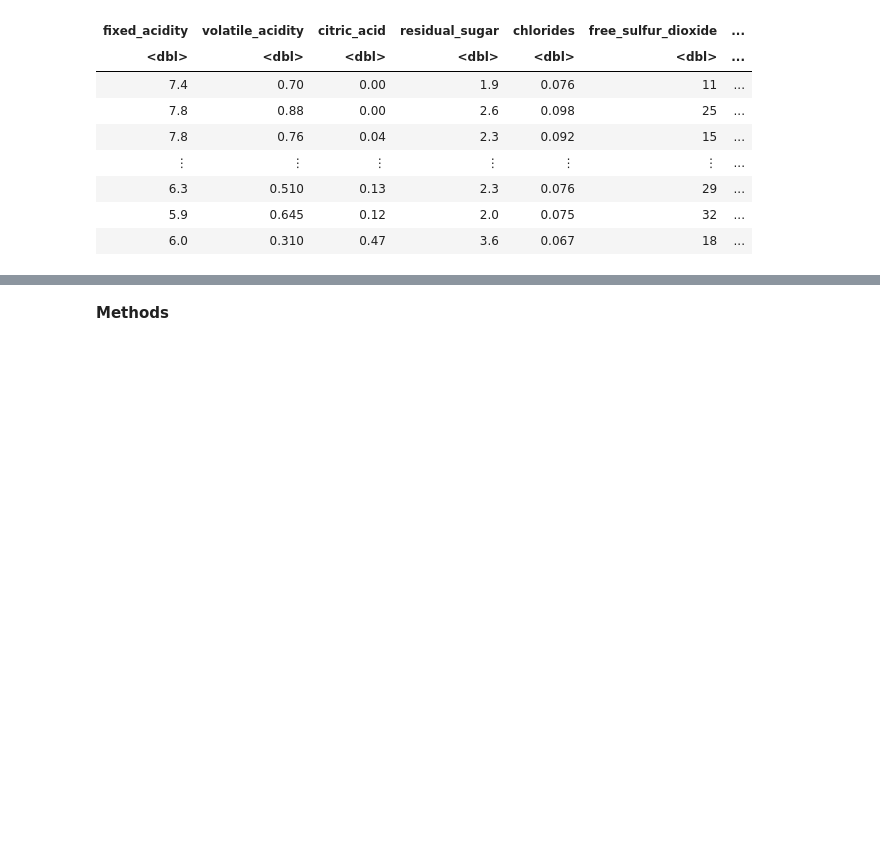
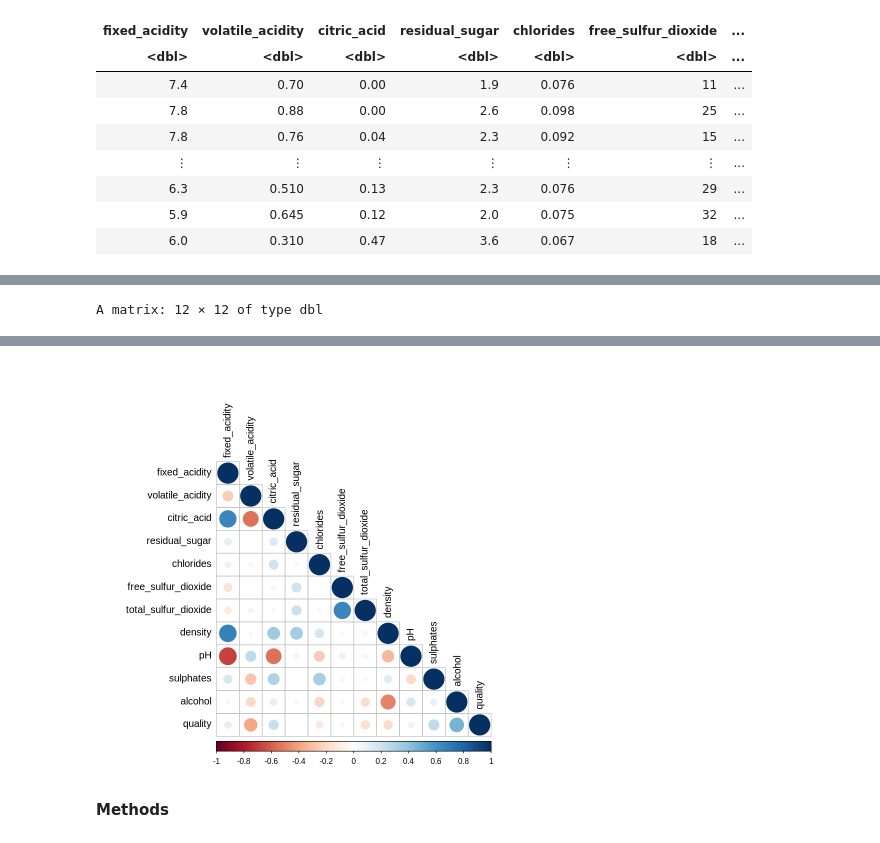
Before and after one commit to aleong2004/Wine-Quality-Prediction, a Jupyter notebook: Proposal.ipynb, the cells around one changed output, grey strips where cells are left out. Cells and saved outputs as stored; diff of their text form; code cells hidden in the pictures; blank space fills up the shorter version.

Commit message:
Added corrplot

```diff
--- a/Proposal.ipynb
+++ b/Proposal.ipynb
@@ -94,0 +95,6 @@ A tibble: 3 × 12
+# %%
+corr <- cor(wine_training)
+round(corr, 2)
+corrplot(corr, type = "lower", tl.col = "black", tl.srt = 90 )
+# %% [output]
+A matrix: 12 × 12 of type dbl
@@ -95,3 +109,4 @@ A tibble: 3 × 12
+[figure, added]
 # %% [markdown]
 **Methods**
 # %% [markdown]
```
Also changed, not shown: parts of 2 cells of this notebook.
